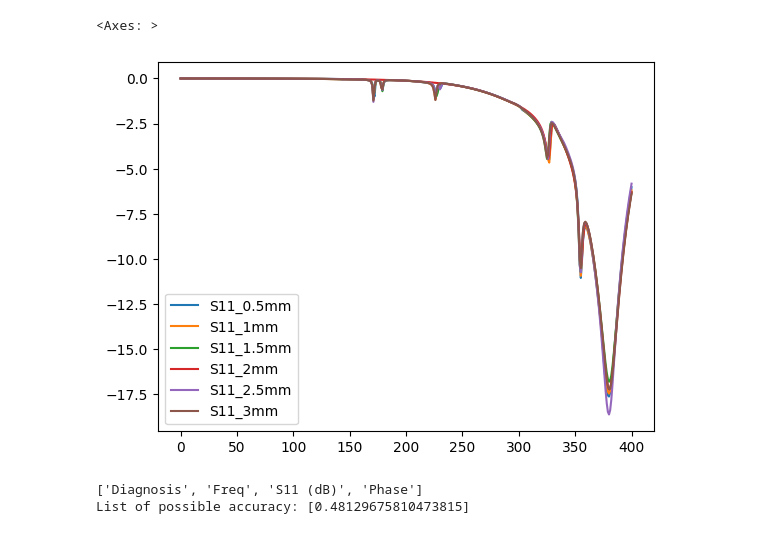
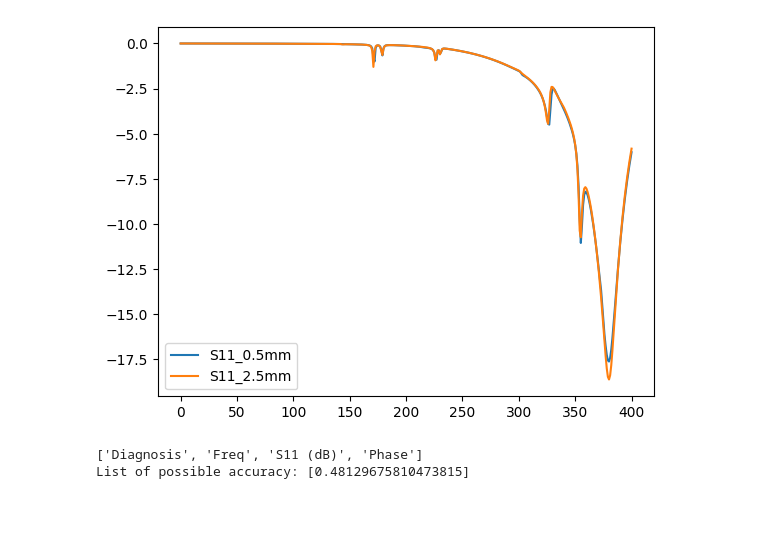
Before and after one commit to Vani064/ML_tumor_detection, a Jupyter notebook: tumor-detection-diff-sizes.ipynb, the cells around one changed output. Cells and saved outputs as stored; diff of their text form; code cells hidden in the pictures.

Commit message:
Kaggle Notebook | Tumor_detection_diff_sizes | Version 3

```diff
--- a/tumor-detection-diff-sizes.ipynb
+++ b/tumor-detection-diff-sizes.ipynb
@@ -1,25 +1,31 @@
 # %%
 import warnings
 warnings.filterwarnings('ignore')
 
 import numpy as np
 import pandas as pd
 import matplotlib.pyplot as plt
 import seaborn as sns
 
 df = pd.read_csv('/kaggle/input/dataset-diff-sizes/s11_db_rad_14_tumor_diff_sizes.csv')
 df = df.drop(['Freq [GHz]'], axis=1)
 df = df.drop(['Phase_0.5mm'], axis=1)
+df = df.drop(['S11_1mm'], axis=1)
 df = df.drop(['Phase_1mm'], axis=1)
 df = df.drop(['Phase_1.5mm'], axis=1)
+df = df.drop(['S11_1.5mm'], axis=1)
 df = df.drop(['Phase_2mm'], axis=1)
+df = df.drop(['S11_2mm'], axis=1)
 df = df.drop(['Phase_2.5mm'], axis=1)
 df = df.drop(['Phase_3mm'], axis=1)
+df = df.drop(['S11_3mm'], axis=1)
 df.head()
 df.plot()
+
+df = pd.read_csv('/kaggle/input/dataset-diff-sizes/s11_db_rad_14_tumor_diff_sizes.csv')
+df = df.drop(['Freq [GHz]'], axis=1)
 # %% [output]
-<Axes: >
-[figure, old version]
+[figure, new version]
 # %%
 import warnings
 warnings.filterwarnings('ignore')
```
